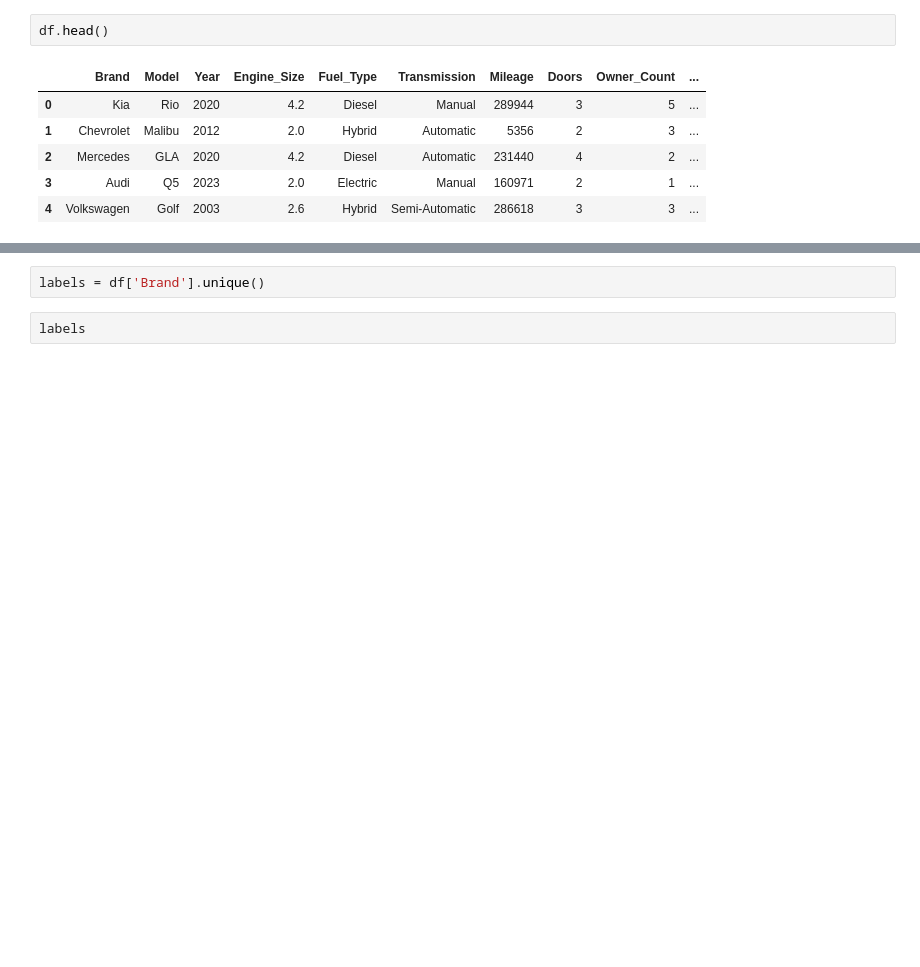
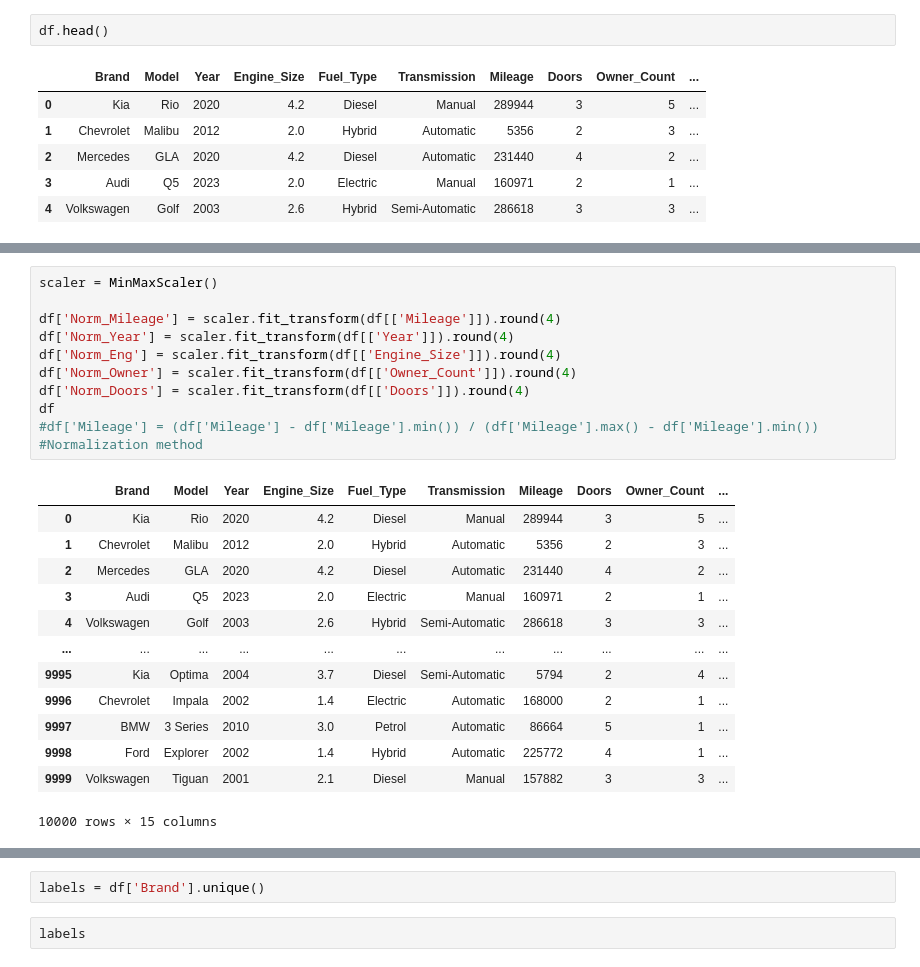
Before and after one commit to EmilianoDeLaGarzaVillarreal/CarPriceAnalysis, a Jupyter notebook: sample.ipynb, the cells around one changed output, grey strips where cells are left out. Cells and saved outputs as stored; diff of their text form; blank space fills up the shorter version.

```diff
--- a/sample.ipynb
+++ b/sample.ipynb
@@ -60 +64,26 @@ df.head()
+# %%
+scaler = MinMaxScaler()
+
+df['Norm_Mileage'] = scaler.fit_transform(df[['Mileage']]).round(4)
+df['Norm_Year'] = scaler.fit_transform(df[['Year']]).round(4)
+df['Norm_Eng'] = scaler.fit_transform(df[['Engine_Size']]).round(4)
+df['Norm_Owner'] = scaler.fit_transform(df[['Owner_Count']]).round(4)
+df['Norm_Doors'] = scaler.fit_transform(df[['Doors']]).round(4)
+df
+#df['Mileage'] = (df['Mileage'] - df['Mileage'].min()) / (df['Mileage'].max() - df['Mileage'].min())
+#Normalization method
+# %% [output]
+|  | Brand | Model | Year | Engine_Size | Fuel_Type | Transmission | Mileage | Doors | Owner_Count | ... |
+| 0 | Kia | Rio | 2020 | 4.2 | Diesel | Manual | 289944 | 3 | 5 | ... |
+| 1 | Chevrolet | Malibu | 2012 | 2.0 | Hybrid | Automatic | 5356 | 2 | 3 | ... |
+| 2 | Mercedes | GLA | 2020 | 4.2 | Diesel | Automatic | 231440 | 4 | 2 | ... |
+| 3 | Audi | Q5 | 2023 | 2.0 | Electric | Manual | 160971 | 2 | 1 | ... |
+| 4 | Volkswagen | Golf | 2003 | 2.6 | Hybrid | Semi-Automatic | 286618 | 3 | 3 | ... |
+| ... | ... | ... | ... | ... | ... | ... | ... | ... | ... | ... |
+| 9995 | Kia | Optima | 2004 | 3.7 | Diesel | Semi-Automatic | 5794 | 2 | 4 | ... |
+| 9996 | Chevrolet | Impala | 2002 | 1.4 | Electric | Automatic | 168000 | 2 | 1 | ... |
+| 9997 | BMW | 3 Series | 2010 | 3.0 | Petrol | Automatic | 86664 | 5 | 1 | ... |
+| 9998 | Ford | Explorer | 2002 | 1.4 | Hybrid | Automatic | 225772 | 4 | 1 | ... |
+| 9999 | Volkswagen | Tiguan | 2001 | 2.1 | Diesel | Manual | 157882 | 3 | 3 | ... |
+10000 rows × 15 columns
 # %%
```
Also changed, not shown: parts of 10 cells of this notebook.
